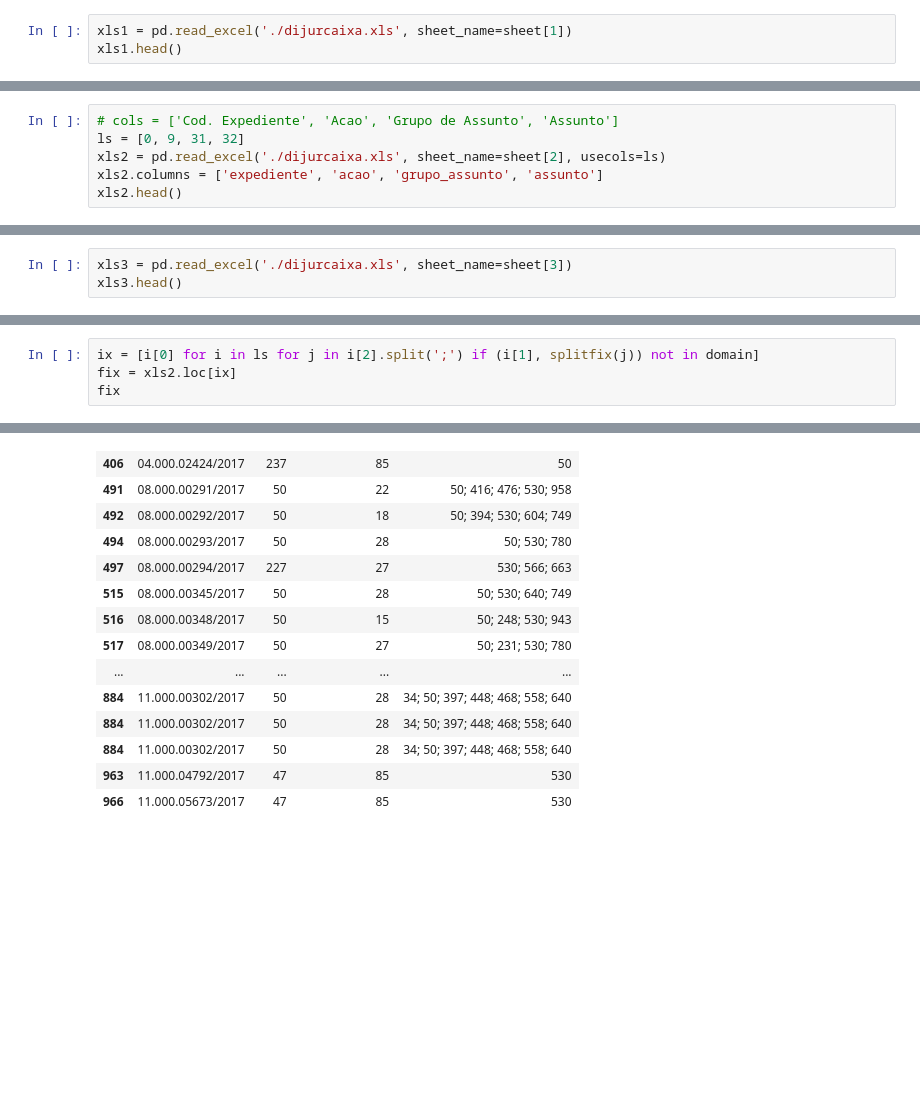
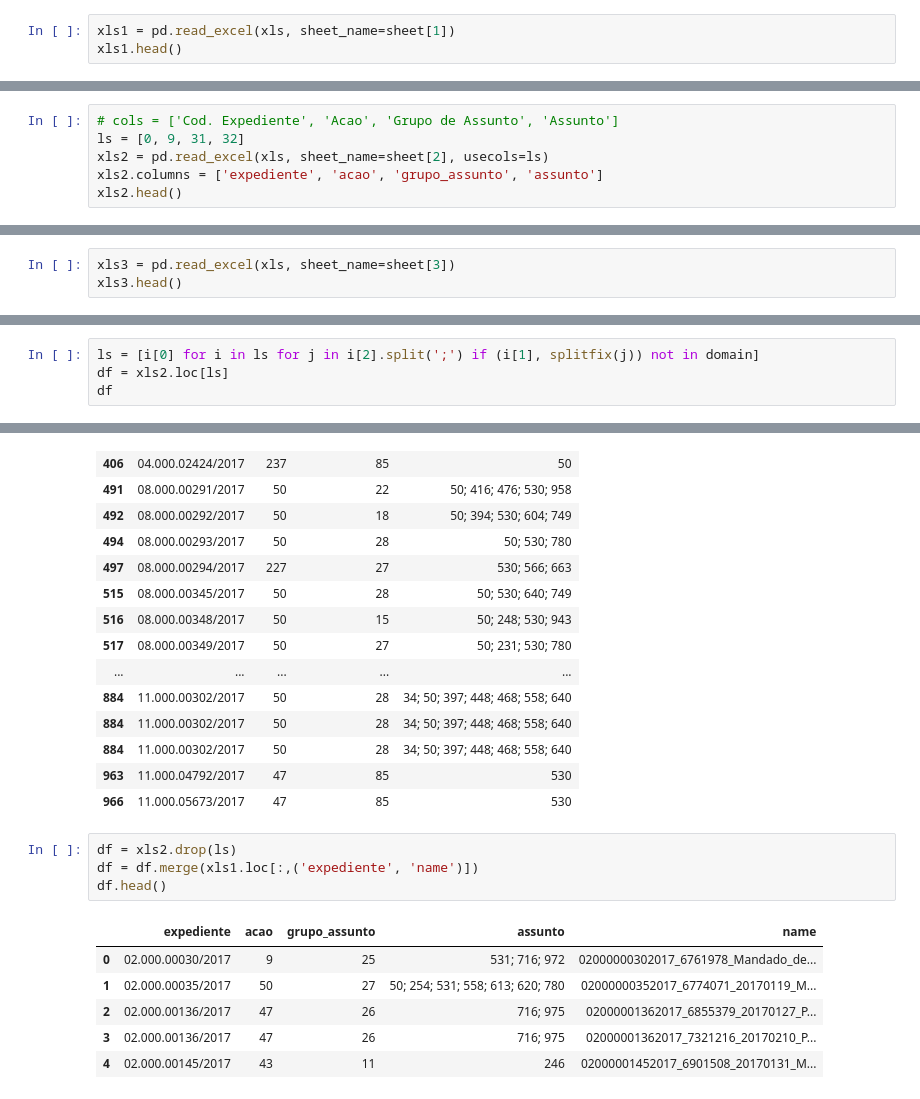
Before and after one commit to JoseRFJuniorLLMs/OneWaySolution, a Jupyter notebook: 02_POC_II/01_source/Data Exploration.ipynb, the cells around one changed output, grey strips where cells are left out. Saved outputs shown, nothing was run; the diff lists cells and outputs as text; blank space fills up the shorter version.

```diff
--- a/02_POC_II/01_source/Data Exploration.ipynb
+++ b/02_POC_II/01_source/Data Exploration.ipynb
@@ -55,7 +57,7 @@ all(xls0.expediente.apply(len_exp))
 # %% [output]
 True
 # %%
-xls1 = pd.read_excel('./dijurcaixa.xls', sheet_name=sheet[1])
+xls1 = pd.read_excel(xls, sheet_name=sheet[1])
 xls1.head()
 # %% [output]
 |  | iSequencial GED | Expediente | iCodDocumento | Nome do Arquivo |
@@ -199,7 +208,7 @@ xls2.head().T
 # %%
 # cols = ['Cod. Expediente', 'Acao', 'Grupo de Assunto', 'Assunto']
 ls = [0, 9, 31, 32]
-xls2 = pd.read_excel('./dijurcaixa.xls', sheet_name=sheet[2], usecols=ls)
+xls2 = pd.read_excel(xls, sheet_name=sheet[2], usecols=ls)
 xls2.columns = ['expediente', 'acao', 'grupo_assunto', 'assunto']
 xls2.head()
 # %% [output]
@@ -329,7 +338,7 @@ set(xls1.expediente) >= set(xls2.expediente)
 # %% [output]
 True
 # %%
-xls3 = pd.read_excel('./dijurcaixa.xls', sheet_name=sheet[3])
+xls3 = pd.read_excel(xls, sheet_name=sheet[3])
 xls3.head()
 # %% [output]
 |  | NU_GRUPO_ASSUNTO | NU_ASSUNTO |
@@ -381,9 +390,9 @@ set(codomain) -  set(domain)
  (85, 50),
  (85, 530)}
 # %%
-ix = [i[0] for i in ls for j in i[2].split(';') if (i[1], splitfix(j)) not in domain]
-fix = xls2.loc[ix]
-fix
+ls = [i[0] for i in ls for j in i[2].split(';') if (i[1], splitfix(j)) not in domain]
+df = xls2.loc[ls]
+df
 # %% [output]
 |  | expediente | acao | grupo_assunto | assunto |
 | 370 | 04.000.01253/2017 | 47 | 8 | 531; 684 |
@@ -402,3 +411,14 @@ fix
 | 884 | 11.000.00302/2017 | 50 | 28 | 34; 50; 397; 448; 468; 558; 640 |
 | 963 | 11.000.04792/2017 | 47 | 85 | 530 |
 | 966 | 11.000.05673/2017 | 47 | 85 | 530 |
+# %%
+df = xls2.drop(ls)
+df = df.merge(xls1.loc[:,('expediente', 'name')])
+df.head()
+# %% [output]
+|  | expediente | acao | grupo_assunto | assunto | name |
+| 0 | 02.000.00030/2017 | 9 | 25 | 531; 716; 972 | 02000000302017_6761978_Mandado_de... |
+| 1 | 02.000.00035/2017 | 50 | 27 | 50; 254; 531; 558; 613; 620; 780 | 02000000352017_6774071_20170119_M... |
+| 2 | 02.000.00136/2017 | 47 | 26 | 716; 975 | 02000001362017_6855379_20170127_P... |
+| 3 | 02.000.00136/2017 | 47 | 26 | 716; 975 | 02000001362017_7321216_20170210_P... |
+| 4 | 02.000.00145/2017 | 43 | 11 | 246 | 02000001452017_6901508_20170131_M... |
```
Also changed, not shown: parts of 16 cells of this notebook, 1 other file.
